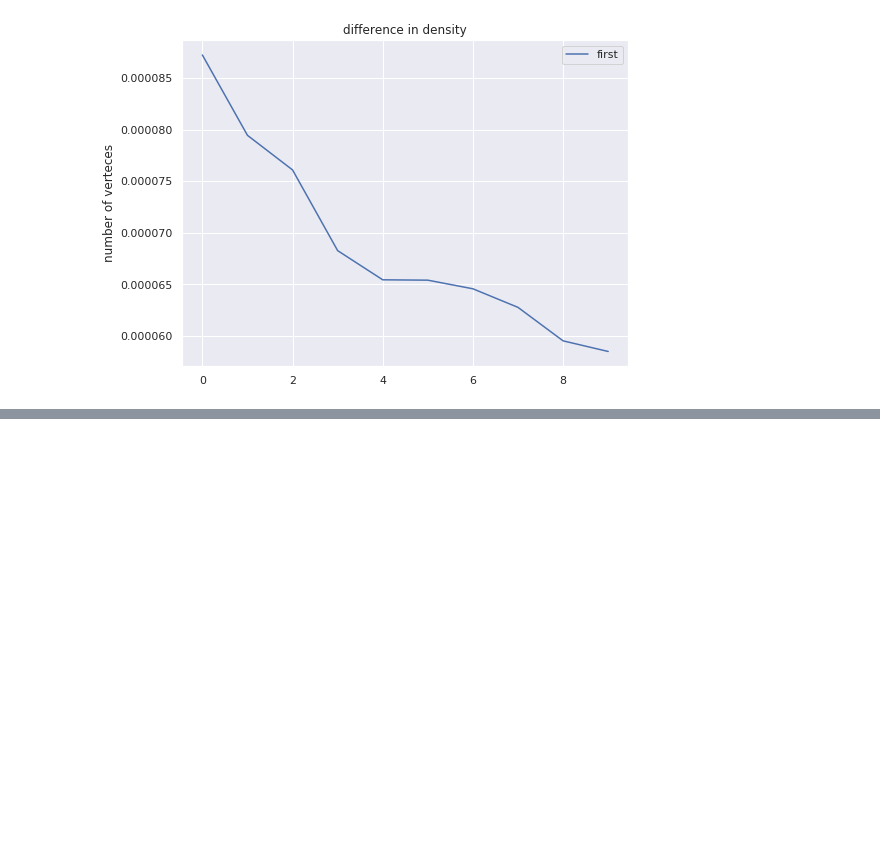
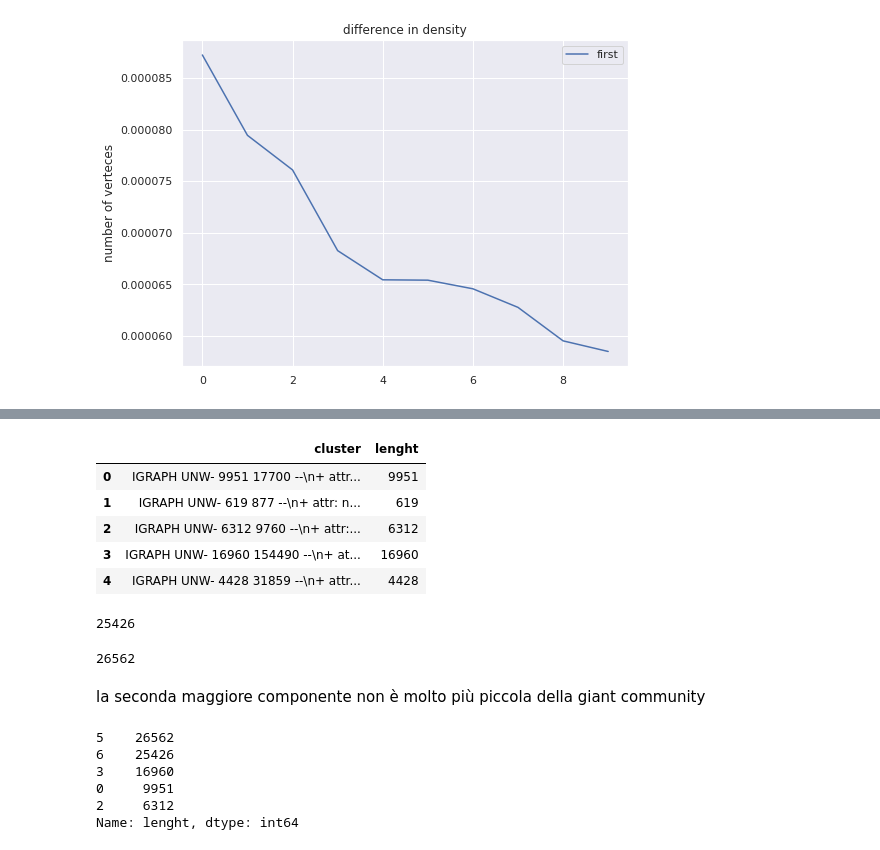
Before and after one commit to DanielePignedoli/Twitter_project, a Jupyter notebook: Network Density ad Connected Component .ipynb, the cells around one changed output, grey strips where cells are left out. Drawn from its saved outputs; the diff is of its cells as text; code cells hidden in the pictures; blank space fills up the shorter version.

```diff
--- a/Network Density ad Connected Component .ipynb
+++ b/Network Density ad Connected Component .ipynb
@@ -298,0 +375,5 @@ ax.legend()
+# %%
+g_tot = build_graph_3rand(df,days_count)
+# %%
+g_tot.to_undirected(combine_edges='sum')
+cl_tot = g_tot.community_multilevel(weights='weight', return_levels=False)
@@ -298,0 +402,13 @@ ax.legend()
+# %%
+clusters = cl_tot.subgraphs()
+clusters_lenght = [cl.vcount() for cl in clusters]
+components_df = pd.DataFrame({'cluster' : clusters, 'lenght' : clusters_lenght})
+# %%
+components_df.head()
+# %% [output]
+|  | cluster | lenght |
+| 0 | IGRAPH UNW- 9951 17700 --\n+ attr... | 9951 |
+| 1 | IGRAPH UNW- 619 877 --\n+ attr: n... | 619 |
+| 2 | IGRAPH UNW- 6312 9760 --\n+ attr:... | 6312 |
+| 3 | IGRAPH UNW- 16960 154490 --\n+ at... | 16960 |
+| 4 | IGRAPH UNW- 4428 31859 --\n+ attr... | 4428 |
@@ -298,0 +417,19 @@ ax.legend()
+# %%
+second.vcount()
+# %% [output]
+25426
+# %%
+giant.vcount()
+# %% [output]
+26562
+# %% [markdown]
+la seconda maggiore componente non è molto più piccola della giant community
+# %%
+components_df.sort_values('lenght',ascending=False)['lenght'].head()
+# %% [output]
+5    26562
+6    25426
+3    16960
+0     9951
+2     6312
+Name: lenght, dtype: int64
```
Also changed, not shown: parts of 23 cells of this notebook, 1 other file.
